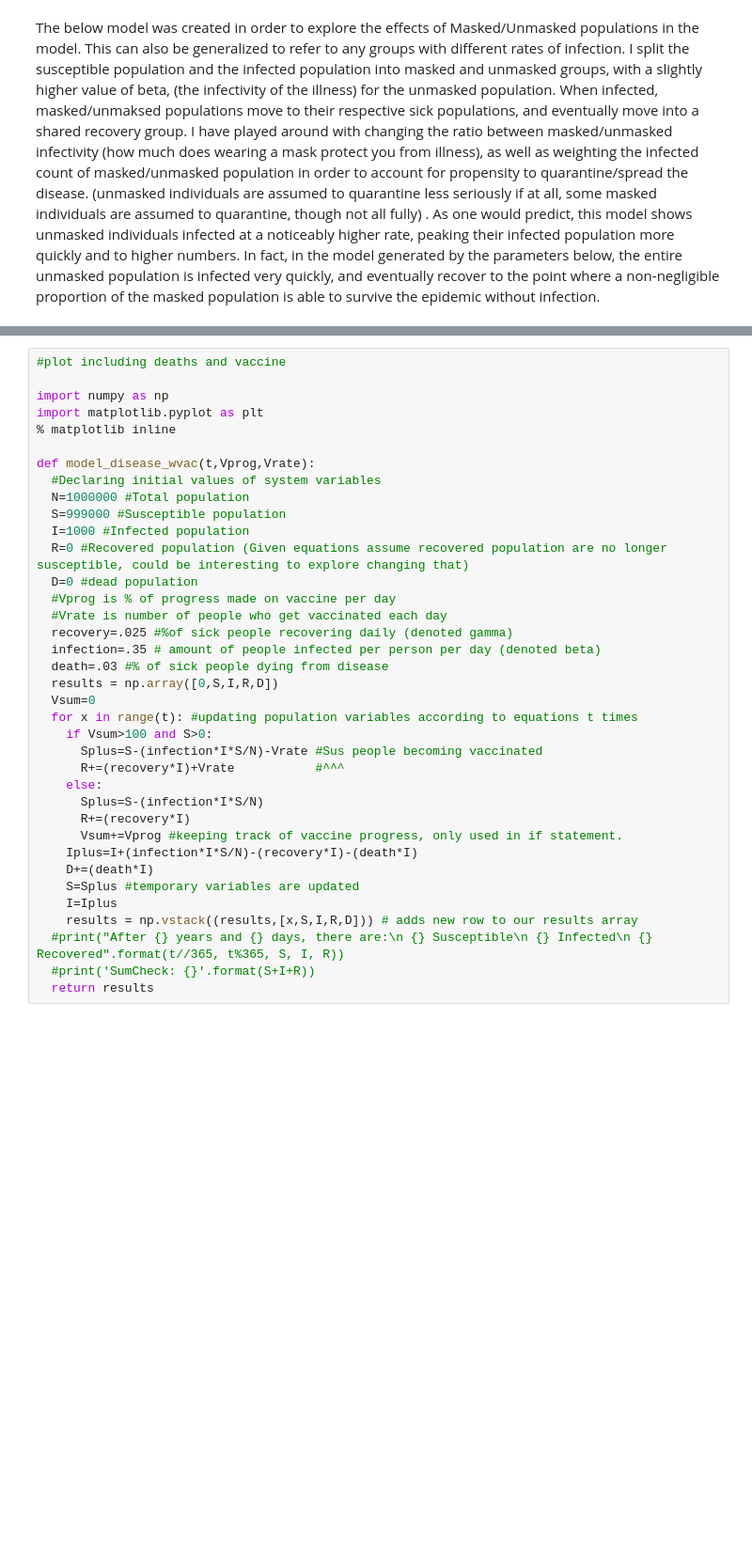
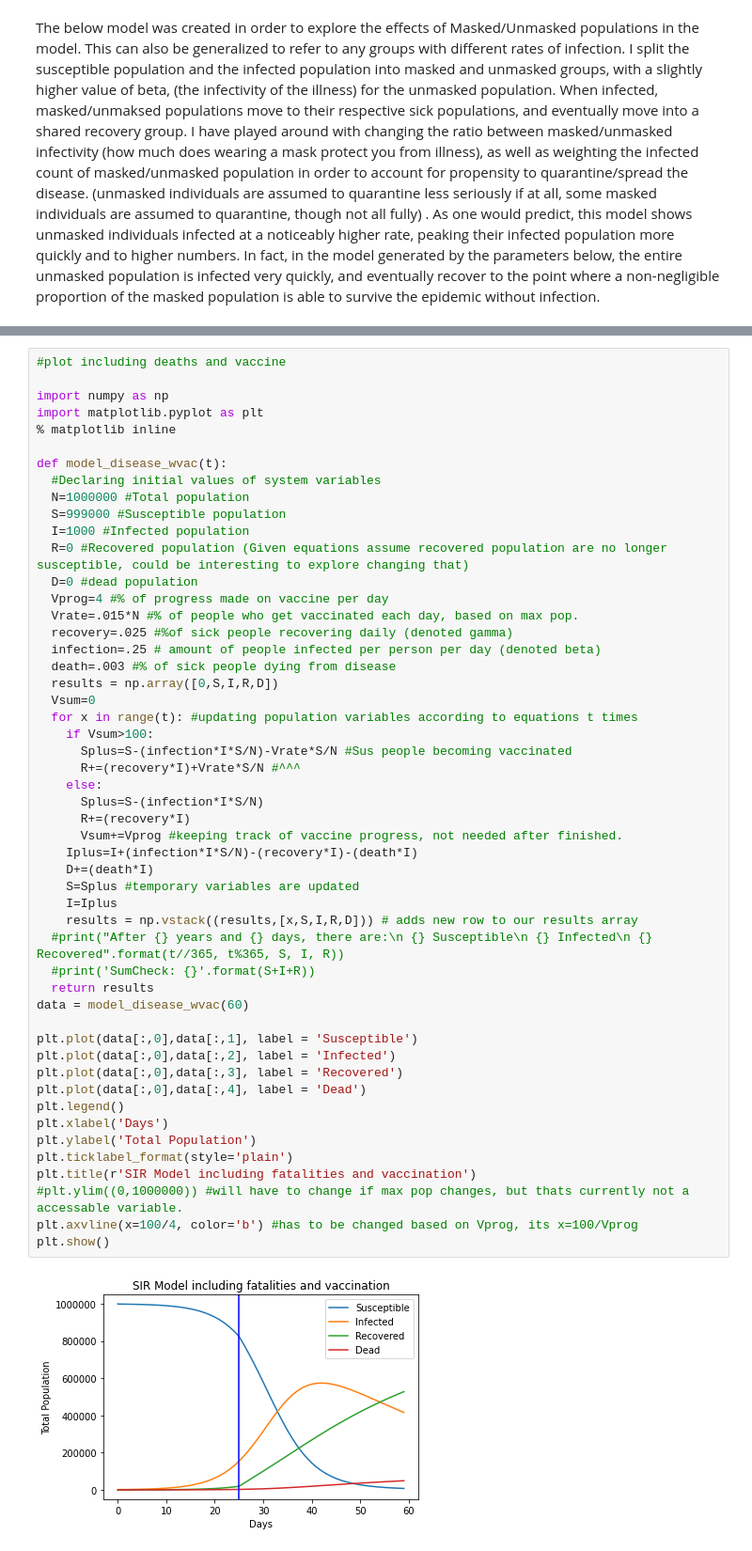
Before and after one commit to talanthier/Math-152, a Jupyter notebook: EpidemiologyG3.ipynb, the cells around one changed output, grey strips where cells are left out. Shown: that part at 94% size. Drawn from its saved outputs; the diff is of its cells as text; blank space fills up the shorter version.

```diff
--- a/EpidemiologyG3.ipynb
+++ b/EpidemiologyG3.ipynb
@@ -320,37 +263,53 @@ We decided not to include a variable for vaccine effectiveness or variance in re
 # %%
 #plot including deaths and vaccine
 
 import numpy as np
 import matplotlib.pyplot as plt
 % matplotlib inline
 
-def model_disease_wvac(t,Vprog,Vrate):
+def model_disease_wvac(t):
   #Declaring initial values of system variables
   N=1000000 #Total population
   S=999000 #Susceptible population
   I=1000 #Infected population
   R=0 #Recovered population (Given equations assume recovered population are no longer susceptible, could be interesting to explore changing that)
   D=0 #dead population
-  #Vprog is % of progress made on vaccine per day
-  #Vrate is number of people who get vaccinated each day
+  Vprog=4 #% of progress made on vaccine per day
+  Vrate=.015*N #% of people who get vaccinated each day, based on max pop.
   recovery=.025 #%of sick people recovering daily (denoted gamma)
-  infection=.35 # amount of people infected per person per day (denoted beta)
-  death=.03 #% of sick people dying from disease
+  infection=.25 # amount of people infected per person per day (denoted beta)
+  death=.003 #% of sick people dying from disease
   results = np.array([0,S,I,R,D])
   Vsum=0
   for x in range(t): #updating population variables according to equations t times
-    if Vsum>100 and S>0:
-      Splus=S-(infection*I*S/N)-Vrate #Sus people becoming vaccinated
-      R+=(recovery*I)+Vrate           #^^^
+    if Vsum>100:
+      Splus=S-(infection*I*S/N)-Vrate*S/N #Sus people becoming vaccinated
+      R+=(recovery*I)+Vrate*S/N #^^^
     else:
       Splus=S-(infection*I*S/N)
       R+=(recovery*I)
-      Vsum+=Vprog #keeping track of vaccine progress, only used in if statement.
+      Vsum+=Vprog #keeping track of vaccine progress, not needed after finished.
     Iplus=I+(infection*I*S/N)-(recovery*I)-(death*I)
     D+=(death*I)
     S=Splus #temporary variables are updated
     I=Iplus
     results = np.vstack((results,[x,S,I,R,D])) # adds new row to our results array
   #print("After {} years and {} days, there are:\n {} Susceptible\n {} Infected\n {} Recovered".format(t//365, t%365, S, I, R))
   #print('SumCheck: {}'.format(S+I+R))
   return results
+data = model_disease_wvac(60)
+
+plt.plot(data[:,0],data[:,1], label = 'Susceptible')
+plt.plot(data[:,0],data[:,2], label = 'Infected')
+plt.plot(data[:,0],data[:,3], label = 'Recovered')
+plt.plot(data[:,0],data[:,4], label = 'Dead')
+plt.legend()
+plt.xlabel('Days')
+plt.ylabel('Total Population')
+plt.ticklabel_format(style='plain')
+plt.title(r'SIR Model including fatalities and vaccination')
+#plt.ylim((0,1000000)) #will have to change if max pop changes, but thats currently not a accessable variable.
+plt.axvline(x=100/4, color='b') #has to be changed based on Vprog, its x=100/Vprog
+plt.show()
+# %% [output]
+[figure, added]
```
Also changed, not shown: parts of 22 cells of this notebook.
